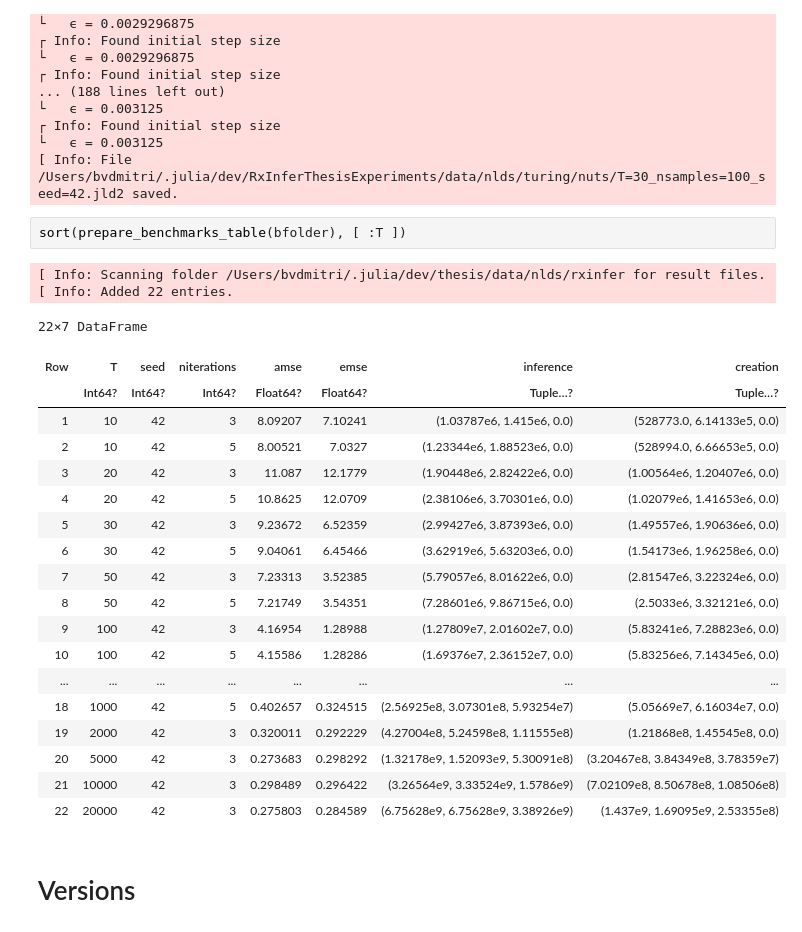
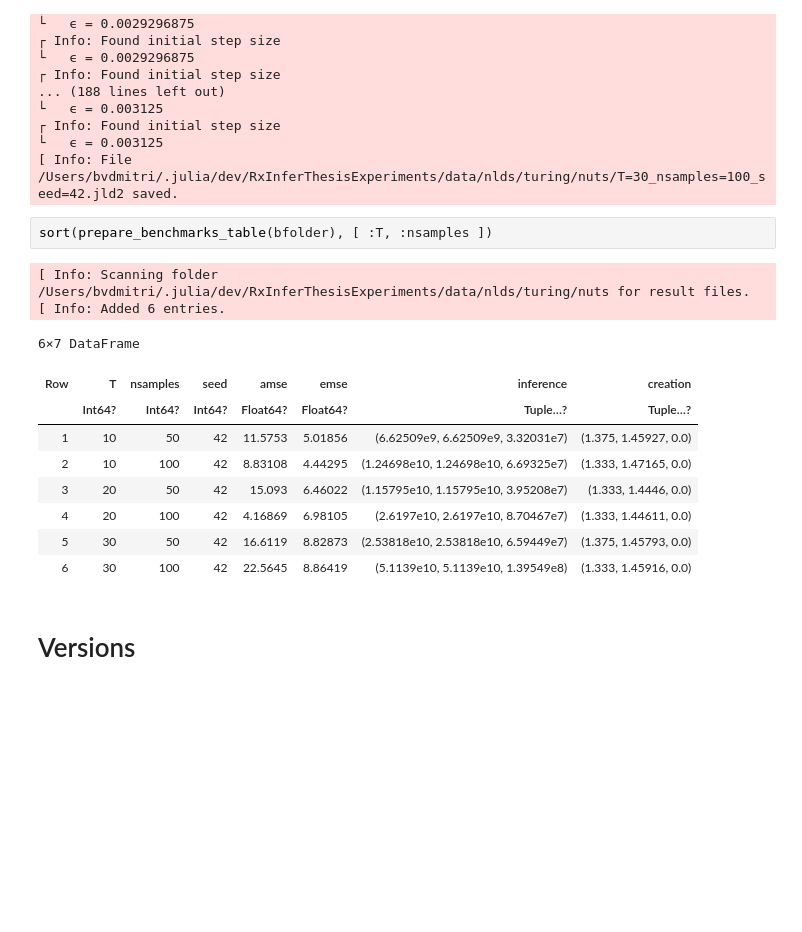
Before and after one commit to bvdmitri/phdthesis, a Jupyter notebook: notebooks/Non-Linear Dynamical System/[Turing] Benchmarks NUTS.ipynb, the cells around one changed output. Saved outputs shown, nothing was run; the diff lists cells and outputs as text; blank space fills up the shorter version.

```diff
--- a/notebooks/Non-Linear Dynamical System/[Turing] Benchmarks NUTS.ipynb
+++ b/notebooks/Non-Linear Dynamical System/[Turing] Benchmarks NUTS.ipynb
@@ -103,29 +103,19 @@ end;
 └   ϵ = 0.003125
 [ Info: File /Users/bvdmitri/.julia/dev/RxInferThesisExperiments/data/nlds/turing/nuts/T=30_nsamples=100_seed=42.jld2 saved.
 # %%
-sort(prepare_benchmarks_table(bfolder), [ :T ])
+sort(prepare_benchmarks_table(bfolder), [ :T, :nsamples ])
 # %% [output]
-[ Info: Scanning folder /Users/bvdmitri/.julia/dev/thesis/data/nlds/rxinfer for result files.
-[ Info: Added 22 entries.
+[ Info: Scanning folder /Users/bvdmitri/.julia/dev/RxInferThesisExperiments/data/nlds/turing/nuts for result files.
+[ Info: Added 6 entries.
-22×7 DataFrame
+6×7 DataFrame
-| Row | T | seed | niterations | amse | emse | inference | creation |
+| Row | T | nsamples | seed | amse | emse | inference | creation |
 |  | Int64? | Int64? | Int64? | Float64? | Float64? | Tuple…? | Tuple…? |
-| 1 | 10 | 42 | 3 | 8.09207 | 7.10241 | (1.03787e6, 1.415e6, 0.0) | (528773.0, 6.14133e5, 0.0) |
-| 2 | 10 | 42 | 5 | 8.00521 | 7.0327 | (1.23344e6, 1.88523e6, 0.0) | (528994.0, 6.66653e5, 0.0) |
-| 3 | 20 | 42 | 3 | 11.087 | 12.1779 | (1.90448e6, 2.82422e6, 0.0) | (1.00564e6, 1.20407e6, 0.0) |
-| 4 | 20 | 42 | 5 | 10.8625 | 12.0709 | (2.38106e6, 3.70301e6, 0.0) | (1.02079e6, 1.41653e6, 0.0) |
-| 5 | 30 | 42 | 3 | 9.23672 | 6.52359 | (2.99427e6, 3.87393e6, 0.0) | (1.49557e6, 1.90636e6, 0.0) |
-| 6 | 30 | 42 | 5 | 9.04061 | 6.45466 | (3.62919e6, 5.63203e6, 0.0) | (1.54173e6, 1.96258e6, 0.0) |
-| 7 | 50 | 42 | 3 | 7.23313 | 3.52385 | (5.79057e6, 8.01622e6, 0.0) | (2.81547e6, 3.22324e6, 0.0) |
-| 8 | 50 | 42 | 5 | 7.21749 | 3.54351 | (7.28601e6, 9.86715e6, 0.0) | (2.5033e6, 3.32121e6, 0.0) |
-| 9 | 100 | 42 | 3 | 4.16954 | 1.28988 | (1.27809e7, 2.01602e7, 0.0) | (5.83241e6, 7.28823e6, 0.0) |
-| 10 | 100 | 42 | 5 | 4.15586 | 1.28286 | (1.69376e7, 2.36152e7, 0.0) | (5.83256e6, 7.14345e6, 0.0) |
-| ... | ... | ... | ... | ... | ... | ... | ... |
-| 18 | 1000 | 42 | 5 | 0.402657 | 0.324515 | (2.56925e8, 3.07301e8, 5.93254e7) | (5.05669e7, 6.16034e7, 0.0) |
-| 19 | 2000 | 42 | 3 | 0.320011 | 0.292229 | (4.27004e8, 5.24598e8, 1.11555e8) | (1.21868e8, 1.45545e8, 0.0) |
-| 20 | 5000 | 42 | 3 | 0.273683 | 0.298292 | (1.32178e9, 1.52093e9, 5.30091e8) | (3.20467e8, 3.84349e8, 3.78359e7) |
-| 21 | 10000 | 42 | 3 | 0.298489 | 0.296422 | (3.26564e9, 3.33524e9, 1.5786e9) | (7.02109e8, 8.50678e8, 1.08506e8) |
-| 22 | 20000 | 42 | 3 | 0.275803 | 0.284589 | (6.75628e9, 6.75628e9, 3.38926e9) | (1.437e9, 1.69095e9, 2.53355e8) |
+| 1 | 10 | 50 | 42 | 11.5753 | 5.01856 | (6.62509e9, 6.62509e9, 3.32031e7) | (1.375, 1.45927, 0.0) |
+| 2 | 10 | 100 | 42 | 8.83108 | 4.44295 | (1.24698e10, 1.24698e10, 6.69325e7) | (1.333, 1.47165, 0.0) |
+| 3 | 20 | 50 | 42 | 15.093 | 6.46022 | (1.15795e10, 1.15795e10, 3.95208e7) | (1.333, 1.4446, 0.0) |
+| 4 | 20 | 100 | 42 | 4.16869 | 6.98105 | (2.6197e10, 2.6197e10, 8.70467e7) | (1.333, 1.44611, 0.0) |
+| 5 | 30 | 50 | 42 | 16.6119 | 8.82873 | (2.53818e10, 2.53818e10, 6.59449e7) | (1.375, 1.45793, 0.0) |
+| 6 | 30 | 100 | 42 | 22.5645 | 8.86419 | (5.1139e10, 5.1139e10, 1.39549e8) | (1.333, 1.45916, 0.0) |
 # %% [markdown]
 # Versions
 # %%
```
Also changed, not shown: parts of 2 cells of this notebook, 20 other files.
